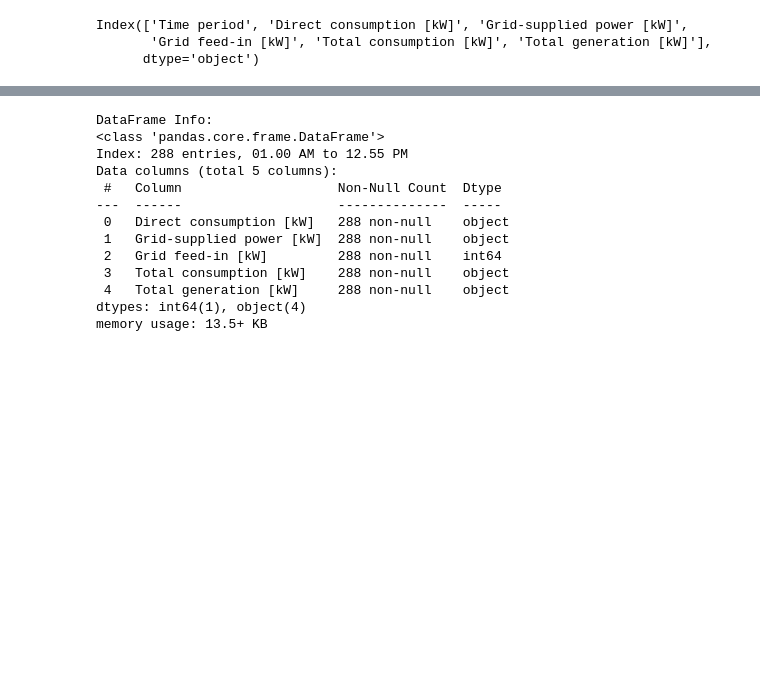
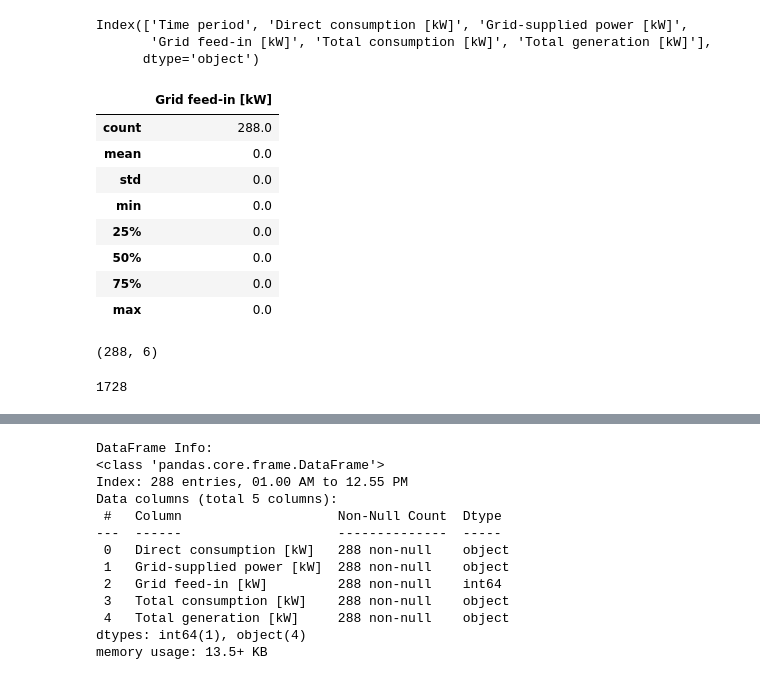
Before and after one commit to djili/all-about-python, a Jupyter notebook: data_analytics/energy.ipynb, the cells around one changed output, grey strips where cells are left out. Drawn from its saved outputs; the diff is of its cells as text; code cells hidden in the pictures; blank space fills up the shorter version.

```diff
--- a/data_analytics/energy.ipynb
+++ b/data_analytics/energy.ipynb
@@ -1,7 +1,7 @@
 # %%
 import pandas as pd
 # %%
-dataframe = pd.read_csv("../data/Energy-balance-Day-Transfo-1A-2025-05-02.csv", delimiter=";", skiprows=10, parse_dates=['Time period'])
+dataframe = pd.read_csv("C:\Users\lenovo\OneDrive\Documents\Document perso\Cours\Big data\energy.csv", delimiter=";", skiprows=10, parse_dates=['Time period'])
 dataframe
 # %% [output]
 |  | Time period | Direct consumption [kW] | Grid-supplied power [kW] | Grid feed-in [kW] | Total consumption [kW] | ... |
@@ -23,6 +23,26 @@ dataframe.columns
 Index(['Time period', 'Direct consumption [kW]', 'Grid-supplied power [kW]',
        'Grid feed-in [kW]', 'Total consumption [kW]', 'Total generation [kW]'],
       dtype='object')
+# %%
+dataframe.describe()
+# %% [output]
+|  | Grid feed-in [kW] |
+| count | 288.0 |
+| mean | 0.0 |
+| std | 0.0 |
+| min | 0.0 |
+| 25% | 0.0 |
+| 50% | 0.0 |
+| 75% | 0.0 |
+| max | 0.0 |
+# %%
+dataframe.shape
+# %% [output]
+(288, 6)
+# %%
+dataframe.size
+# %% [output]
+1728
 # %%
 # changer le nom de la colonne du temps
 dataframe = dataframe.rename(columns={'Time period': 'time'})
```
Also changed, not shown: 5 other files.
